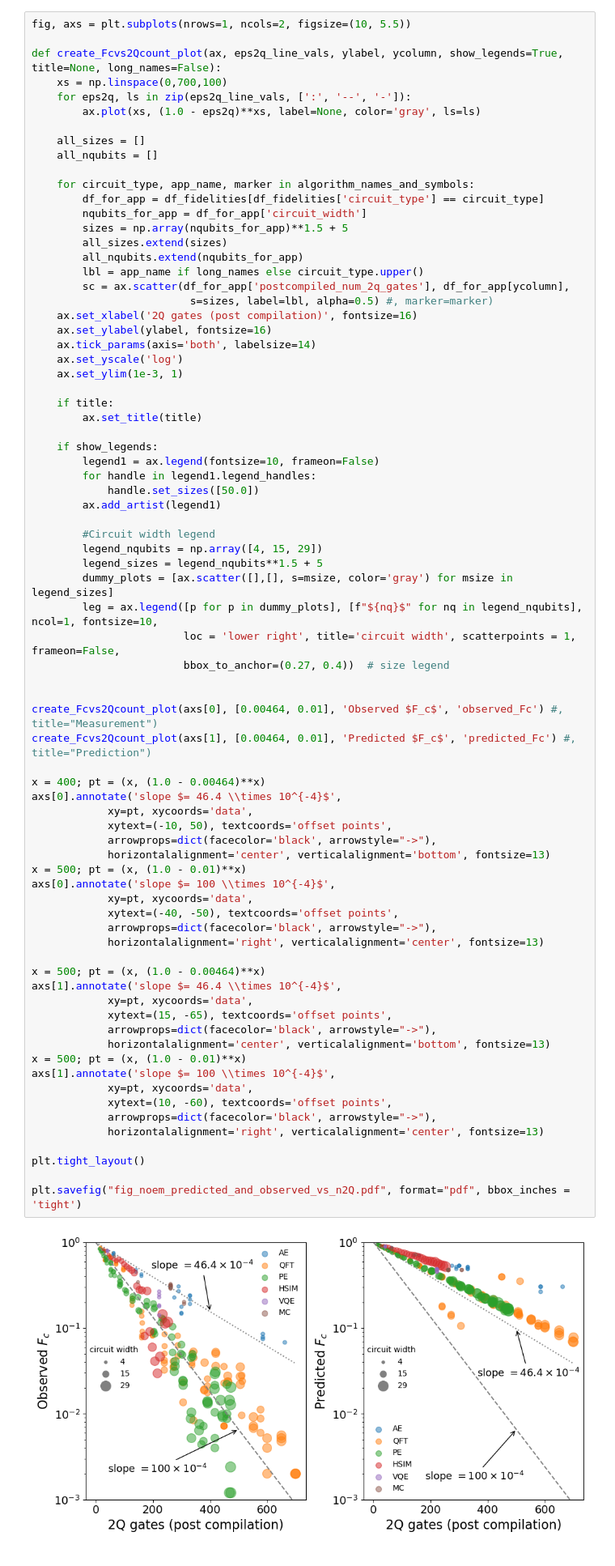
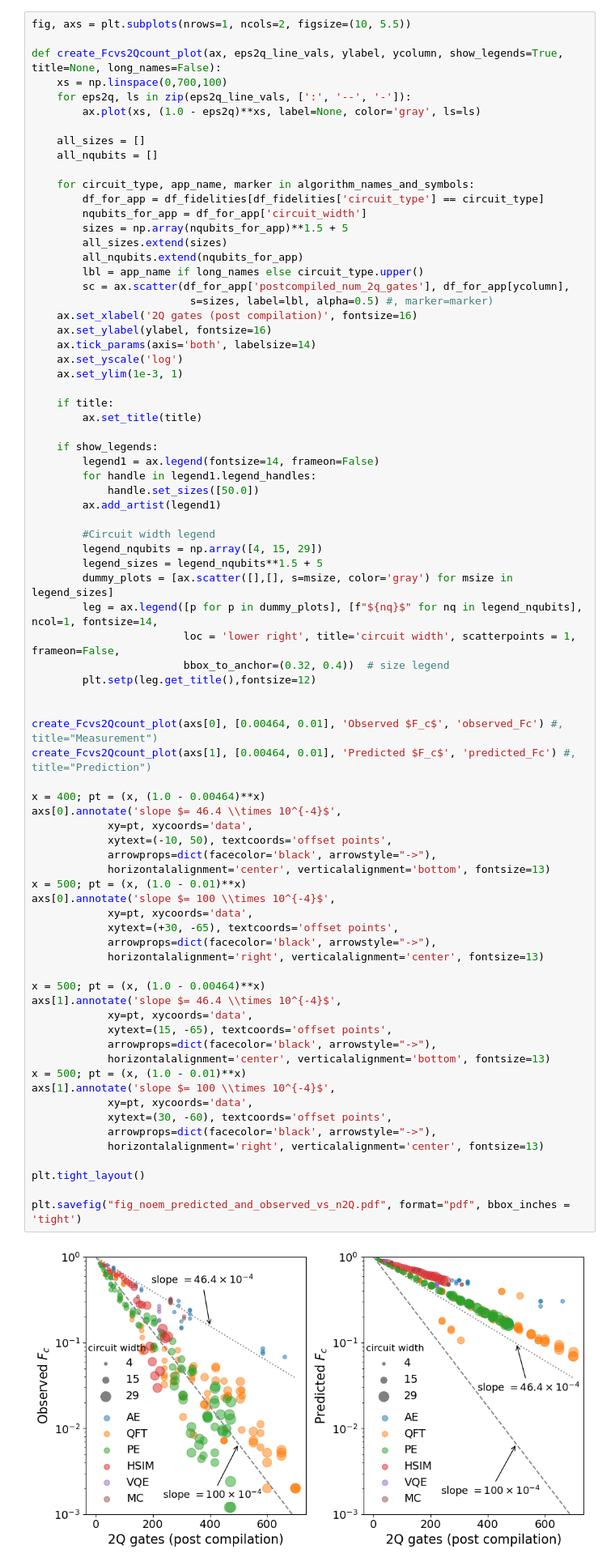
Before and after one commit to ionq-publications/forte_aq29_data, a Jupyter notebook: figures/create_AQcircuit_figures.ipynb, the cells around one changed output. Shown at 81% size. Drawn from its saved outputs; the diff is of its cells as text.

Commit message:
Cosmetic updates to figures/create_AQcircuit_figures.ipynb
Increases some font sizes and repositions some plot annotations
as a result.  Just cosmetic changes.

```diff
--- a/figures/create_AQcircuit_figures.ipynb
+++ b/figures/create_AQcircuit_figures.ipynb
@@ -215,7 +215,7 @@ def create_Fcvs2Qcount_plot(ax, eps2q_line_vals, ylabel, ycolumn, show_legends=T
         ax.set_title(title)
 
     if show_legends:
-        legend1 = ax.legend(fontsize=10, frameon=False)
+        legend1 = ax.legend(fontsize=14, frameon=False)
         for handle in legend1.legend_handles:
             handle.set_sizes([50.0])
         ax.add_artist(legend1)
@@ -224,45 +224,46 @@ def create_Fcvs2Qcount_plot(ax, eps2q_line_vals, ylabel, ycolumn, show_legends=T
         legend_nqubits = np.array([4, 15, 29])
         legend_sizes = legend_nqubits**1.5 + 5
         dummy_plots = [ax.scatter([],[], s=msize, color='gray') for msize in legend_sizes]
-        leg = ax.legend([p for p in dummy_plots], [f"${nq}$" for nq in legend_nqubits], ncol=1, fontsize=10,
+        leg = ax.legend([p for p in dummy_plots], [f"${nq}$" for nq in legend_nqubits], ncol=1, fontsize=14,
                         loc = 'lower right', title='circuit width', scatterpoints = 1, frameon=False,
-                        bbox_to_anchor=(0.27, 0.4))  # size legend
+                        bbox_to_anchor=(0.32, 0.4))  # size legend
+        plt.setp(leg.get_title(),fontsize=12)
 
 
 create_Fcvs2Qcount_plot(axs[0], [0.00464, 0.01], 'Observed $F_c$', 'observed_Fc') #, title="Measurement")
 create_Fcvs2Qcount_plot(axs[1], [0.00464, 0.01], 'Predicted $F_c$', 'predicted_Fc') #, title="Prediction")
 
 x = 400; pt = (x, (1.0 - 0.00464)**x)
 axs[0].annotate('slope $= 46.4 \\times 10^{-4}$',
             xy=pt, xycoords='data',
             xytext=(-10, 50), textcoords='offset points',
             arrowprops=dict(facecolor='black', arrowstyle="->"),
             horizontalalignment='center', verticalalignment='bottom', fontsize=13)
 x = 500; pt = (x, (1.0 - 0.01)**x)
 axs[0].annotate('slope $= 100 \\times 10^{-4}$',
             xy=pt, xycoords='data',
-            xytext=(-40, -50), textcoords='offset points',
+            xytext=(+30, -65), textcoords='offset points',
             arrowprops=dict(facecolor='black', arrowstyle="->"),
             horizontalalignment='right', verticalalignment='center', fontsize=13)
 
 x = 500; pt = (x, (1.0 - 0.00464)**x)
 axs[1].annotate('slope $= 46.4 \\times 10^{-4}$',
             xy=pt, xycoords='data',
             xytext=(15, -65), textcoords='offset points',
             arrowprops=dict(facecolor='black', arrowstyle="->"),
             horizontalalignment='center', verticalalignment='bottom', fontsize=13)
 x = 500; pt = (x, (1.0 - 0.01)**x)
 axs[1].annotate('slope $= 100 \\times 10^{-4}$',
             xy=pt, xycoords='data',
-            xytext=(10, -60), textcoords='offset points',
+            xytext=(30, -60), textcoords='offset points',
             arrowprops=dict(facecolor='black', arrowstyle="->"),
             horizontalalignment='right', verticalalignment='center', fontsize=13)
 
 plt.tight_layout()
 
 plt.savefig("fig_noem_predicted_and_observed_vs_n2Q.pdf", format="pdf", bbox_inches = 'tight')
 # %% [output]
-[figure, old version]
+[figure, new version]
 # %%
 alg_names = {'ae': 'Amplitude Estimation',
              'pe': 'Phase Estimation',
```
Also changed, not shown: parts of 4 cells of this notebook.
